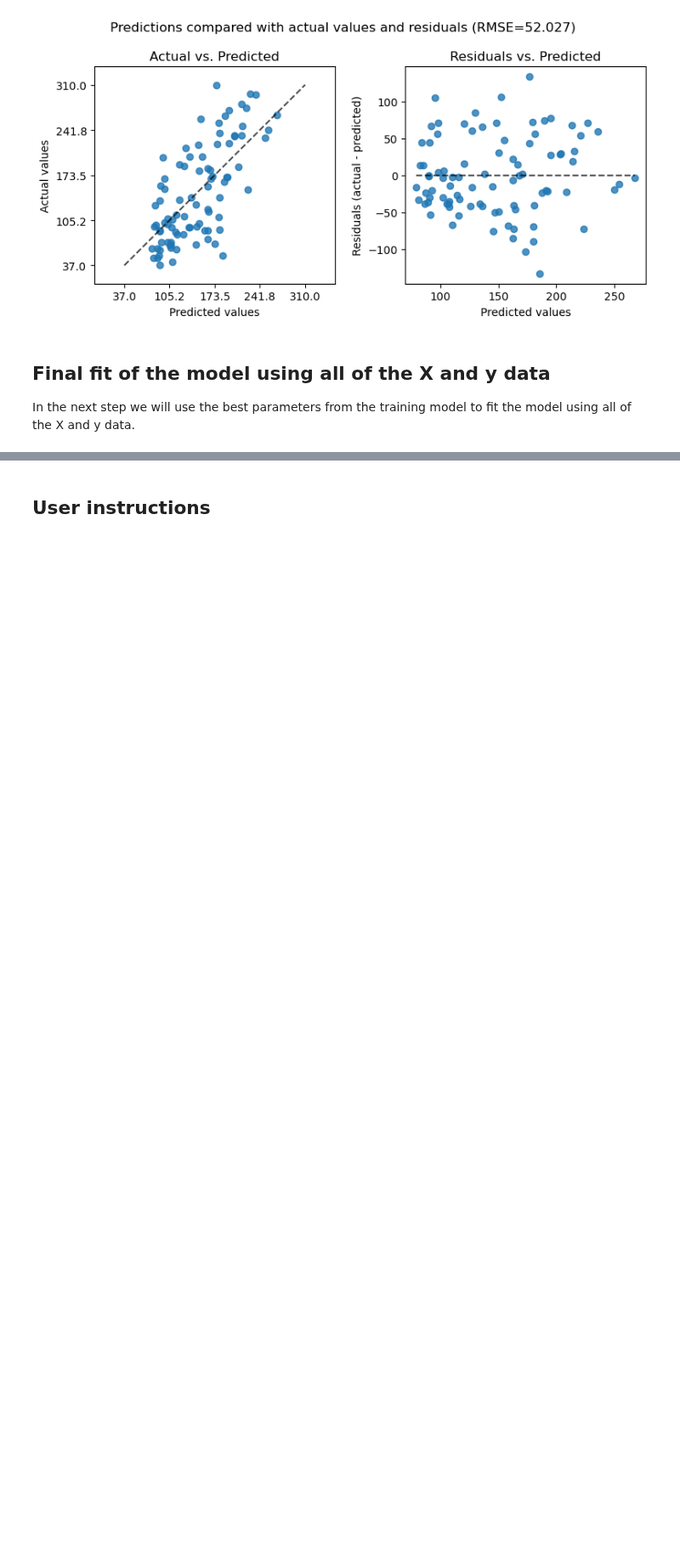
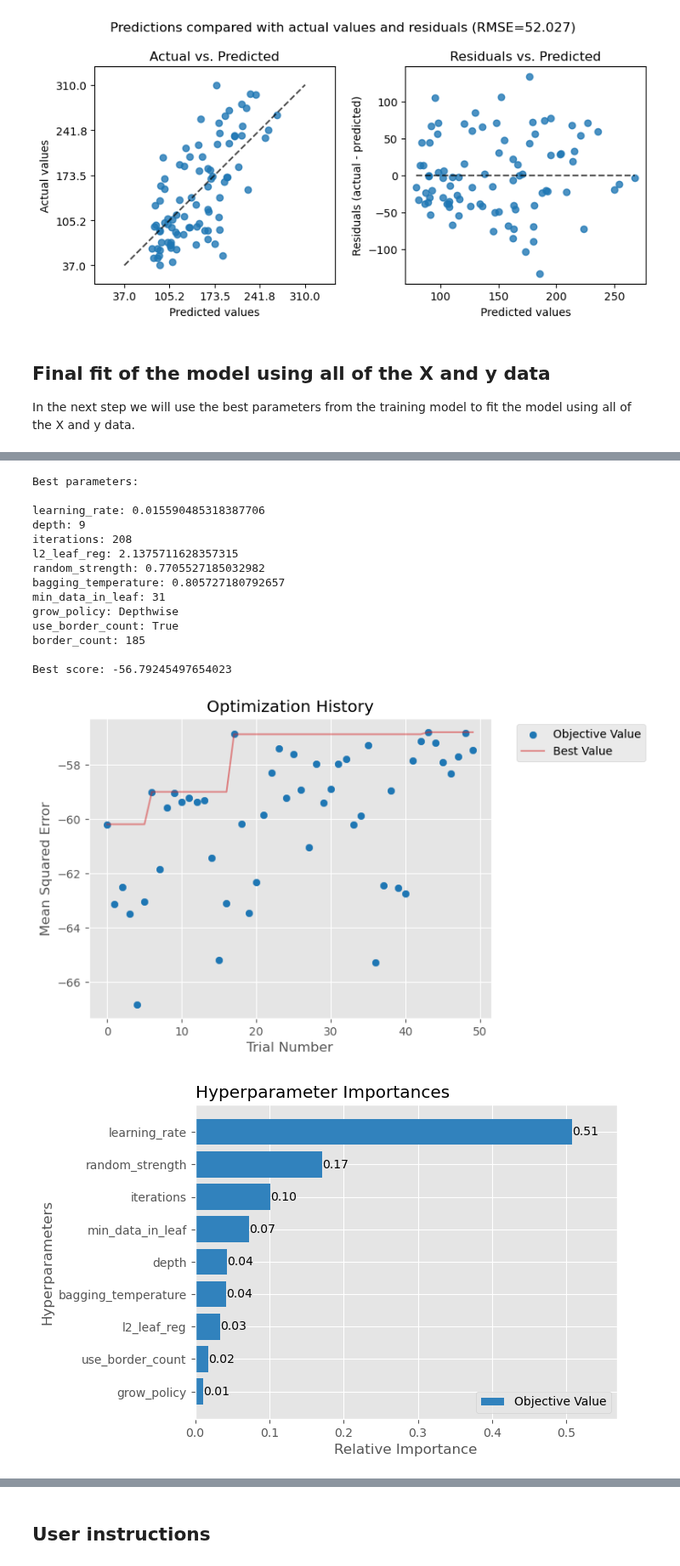
Before and after one commit to gjpelletier/EasyMLR, a Jupyter notebook: Example_CatBoost_auto.ipynb, the cells around one changed output, grey strips where cells are left out. Shown at 85% size. Drawn from its saved outputs; the diff is of its cells as text; code cells hidden in the pictures; blank space fills up the shorter version.

```diff
--- a/Example_CatBoost_auto.ipynb
+++ b/Example_CatBoost_auto.ipynb
@@ -103,0 +104,20 @@ Time elapsed: 0.93 sec
+# %%
+from EasyMLR import show_optuna
+show_optuna(train_output['optuna_study'])
+# %% [output]
+Best parameters:
+
+learning_rate: 0.015590485318387706
+depth: 9
+iterations: 208
+l2_leaf_reg: 2.1375711628357315
+random_strength: 0.7705527185032982
+bagging_temperature: 0.805727180792657
+min_data_in_leaf: 31
+grow_policy: Depthwise
+use_border_count: True
+border_count: 185
+
+Best score: -56.79245497654023
+[figure, added]
+[figure, added]
```
Also changed, not shown: parts of 6 cells of this notebook, 3 other files.
